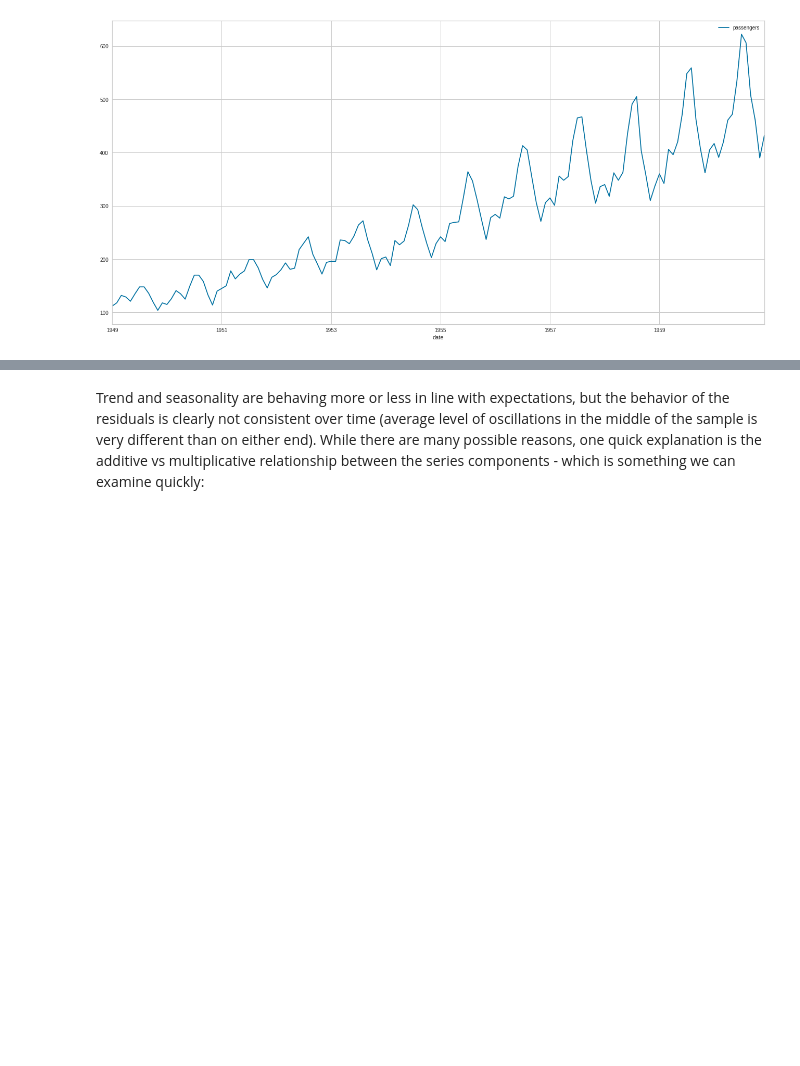
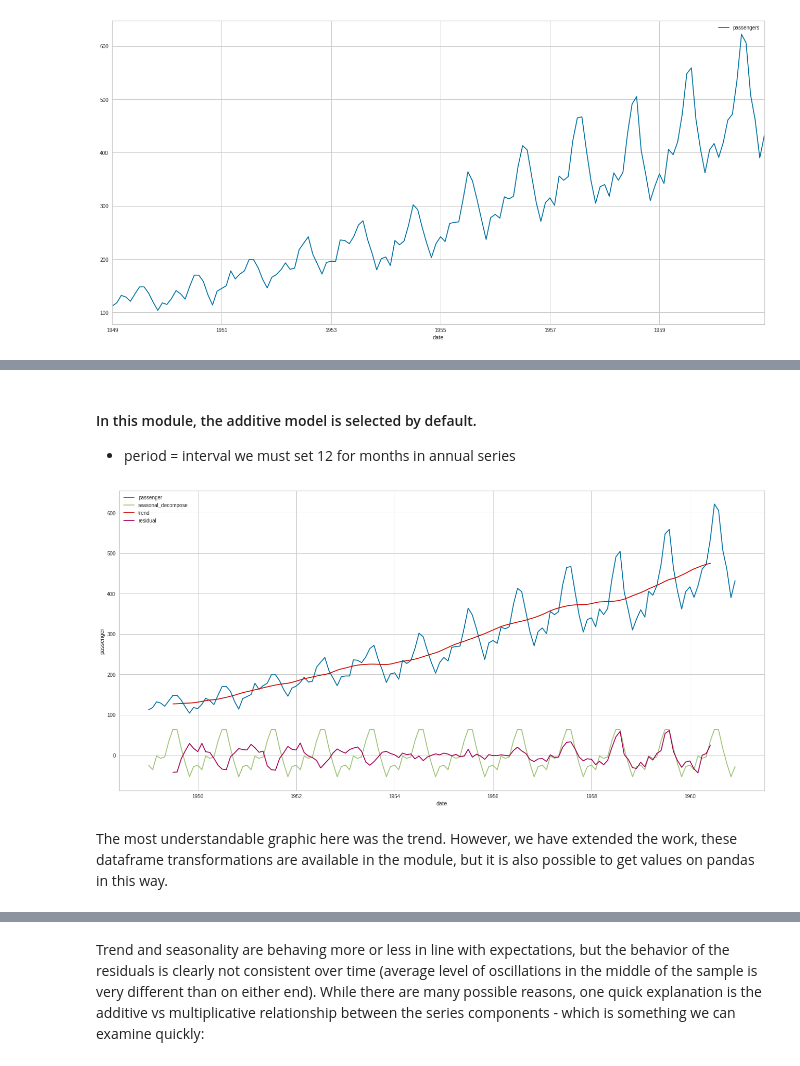
Before and after one commit to turkalpmd/time_series, a Jupyter notebook: code/TS-0.ipynb, the cells around one changed output, grey strips where cells are left out. Saved outputs shown, nothing was run; the diff lists cells and outputs as text; code cells hidden in the pictures; blank space fills up the shorter version.

```diff
--- a/code/TS-0.ipynb
+++ b/code/TS-0.ipynb
@@ -111,6 +160,5 @@ Every field of knowledge has **the** dataset that is used for teaching purposes:
 # %%
-series = pd.read_csv(CFG.data_folder + 'passengers.csv')
-series['date'] = pd.to_datetime(series['date'])
+series['date'] = pd.to_datetime(series['date'],errors='coerce')
 series.set_index('date').plot()
 plt.show()
 # %% [output]
@@ -124,0 +248,10 @@ plt.show()
+# %%
+# decomposition
+decomposition = sm.tsa.seasonal_decompose(series["passengers"],period =12)
+decomposition_df = pd.DataFrame()
+decomposition_df["seasonal_decompose"] = decomposition.seasonal
+decomposition_df["trend_decompose"] = decomposition.trend
+decomposition_df["residual_decompose"] = decomposition.resid
+decomposition_df["date"] = series["date"]
+decomposition_df["passenger"] = series["passengers"]
+decomposition_df.head()
@@ -124,0 +265,14 @@ plt.show()
+# %% [markdown]
+#### In this module, the additive model is selected by default.
+
+* period = interval we must set 12 for months in annual series
+# %%
+sns.lineplot(decomposition_df.date,decomposition_df.passenger,label="passenger")
+sns.lineplot(decomposition_df.date,decomposition_df.seasonal_decompose,label="seasonal_decompose")
+sns.lineplot(decomposition_df.date,decomposition_df.trend_decompose,label="trend")
+sns.lineplot(decomposition_df.date,decomposition_df.residual_decompose,label="residual")
+plt.show()
+# %% [output]
+[figure, added]
+# %% [markdown]
+The most understandable graphic here was the trend. However, we have extended the work, these dataframe transformations are available in the module, but it is also possible to get values on pandas in this way.
```
Also changed, not shown: parts of 25 cells of this notebook, 2 other files.
